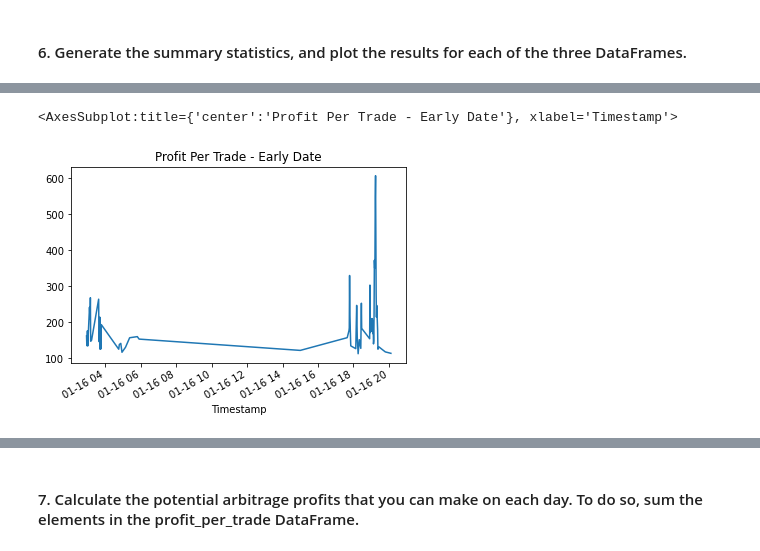
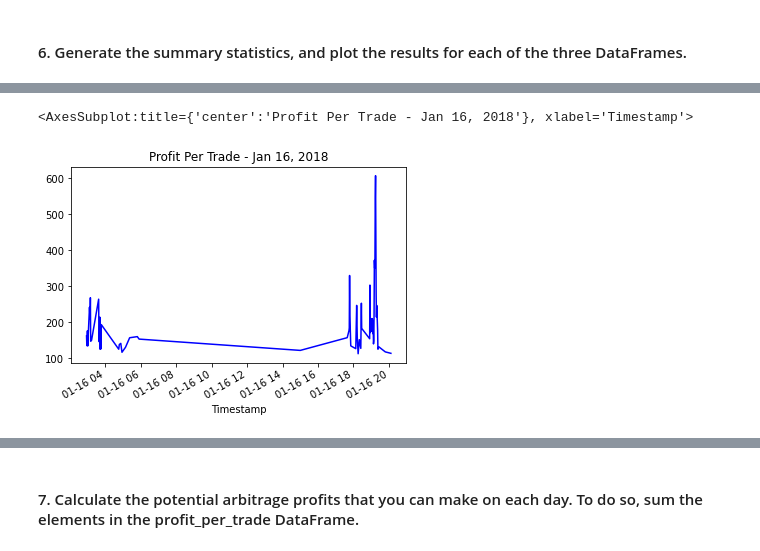
Before and after one commit to diegoalcocer/fintech-crypto-arbitrage, a Jupyter notebook: crypto_arbitrage.ipynb, the cells around one changed output, grey strips where cells are left out. Cells and saved outputs as stored; diff of their text form; code cells hidden in the pictures.

```diff
--- a/crypto_arbitrage.ipynb
+++ b/crypto_arbitrage.ipynb
@@ -426,10 +431,3 @@ Calculate the potential profits for each date that you selected in the previous
 #### 1. For each of the three dates, measure the arbitrage spread between the two exchanges by subtracting the lower-priced exchange from the higher-priced one. Then use a conditional statement to generate the summary statistics for each arbitrage_spread DataFrame, where the spread is greater than zero.
 
 *NOTE*: For illustration, only one of the three dates is shown in the starter code below.
-# %%
-# For the date early in the dataset, measure the arbitrage spread between the two exchanges
-# by subtracting the lower-priced exchange from the higher-priced one
-arbitrage_spread_early = # YOUR CODE HERE
-
-# Use a conditional statement to generate the summary statistics for each arbitrage_spread DataFrame
-# YOUR CODE HERE
@@ -448,10 +479,13 @@ Name: Close, dtype: float64
 # %%
 # For the date early in the dataset, calculate the spread returns by dividing the instances when the arbitrage spread is positive (> 0)
 # by the price of Bitcoin from the exchange you are buying on (the lower-priced exchange).
-spread_return_early= # YOUR CODE HERE
-
+spread_return_early= arbitrage_spread_early_2/bitstamp['Close'].loc['2018-01-16']
+spread_return_middle= arbitrage_spread_middle_2/bitstamp['Close'].loc['2018-02-24']
+spread_return_late= arbitrage_spread_late_2/coinbase['Close'].loc['2018-03-26']
 # Review the spread return DataFrame
-# YOUR CODE HERE
+display(spread_return_early.head())
+display(spread_return_middle.head())
+display(spread_return_late.head())
 # %% [output]
 Timestamp
 2018-01-16 00:00:00         NaN
@@ -465,10 +513,13 @@ Name: Close, dtype: float64
 # %%
 # For the date early in the dataset, determine the number of times your trades with positive returns
 # exceed the 1% minimum threshold (.01) that you need to cover your costs
-profitable_trades_early = # YOUR CODE HERE
-
+profitable_trades_early = spread_return_early[spread_return_early > .01]
+profitable_trades_mid = spread_return_middle[spread_return_middle > .01]
+profitable_trades_late = spread_return_late[spread_return_late > .01]
 # Review the first five profitable trades
-# YOUR CODE HERE
+display(profitable_trades_early.head(5))
+display(profitable_trades_mid.head(5))
+display(profitable_trades_late.head(5))
 # %% [output]
 Timestamp
 2018-01-16 02:56:00    0.012962
@@ -498,13 +565,25 @@ Name: Close, dtype: float64
 # %%
 # For the date early in the dataset, calculate the potential profit per trade in dollars
 # Multiply the profitable trades by the cost of the Bitcoin that was purchased
-profit_early = # YOUR CODE HERE
+profit_early = profitable_trades_early * bitstamp['Close'].loc['2018-01-16']
+# Drop any missing values from the profit DataFrame
+profit_per_trade_early = profit_early.dropna()
+# View the early profit DataFrame
+display(profit_per_trade_early)
 
+# Multiply the profitable trades by the cost of the Bitcoin that was purchased
+profit_mid = profitable_trades_mid * bitstamp['Close'].loc['2018-02-24']
 # Drop any missing values from the profit DataFrame
-profit_per_trade_early = # YOUR CODE HERE
+profit_per_trade_mid = profit_mid.dropna()
+# View the early profit DataFrame
+display(profit_per_trade_mid)
 
+# Multiply the profitable trades by the cost of the Bitcoin that was purchased
+profit_late = profitable_trades_late * coinbase['Close'].loc['2018-03-26']
+# Drop any missing values from the profit DataFrame
+profit_per_trade_late = profit_late.dropna()
 # View the early profit DataFrame
-# YOUR CODE HERE
+display(profit_per_trade_late)
 # %% [output]
 Timestamp
 2018-01-16 02:56:00    162.01
@@ -537,6 +632,6 @@ Name: Close, dtype: float64
 # %%
 # Plot the results for the early profit per trade DataFrame
-# YOUR CODE HERE
+profit_per_trade_early.plot(color='blue', title="Profit Per Trade - Jan 16, 2018")
 # %% [output]
-<AxesSubplot:title={'center':'Profit Per Trade - Early Date'}, xlabel='Timestamp'>
+<AxesSubplot:title={'center':'Profit Per Trade - Jan 16, 2018'}, xlabel='Timestamp'>
-[figure, old version]
+[figure, new version]
```
Also changed, not shown: parts of 37 cells of this notebook.
